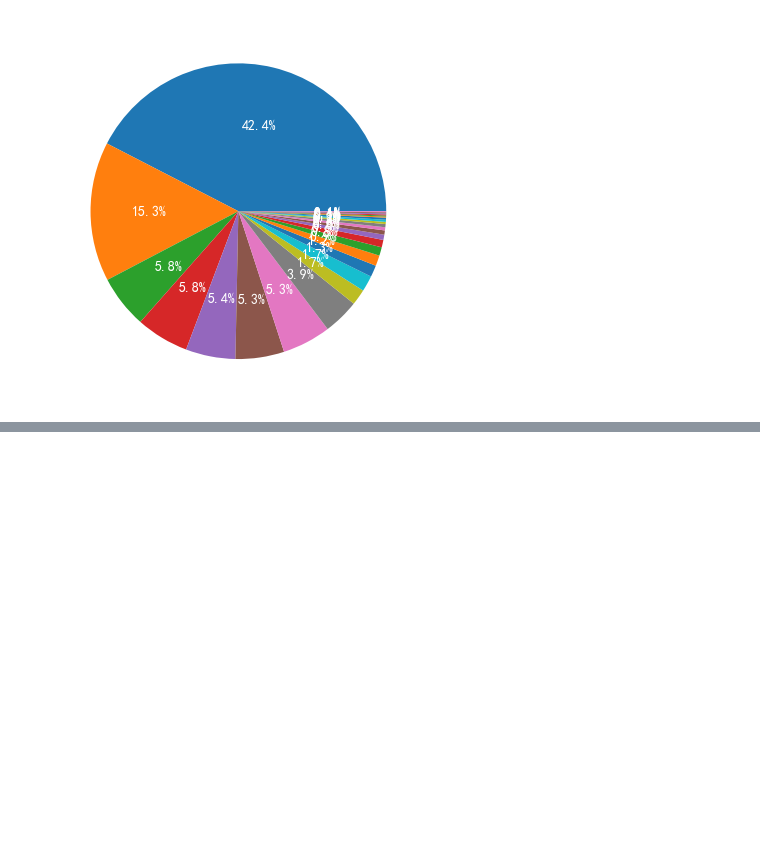
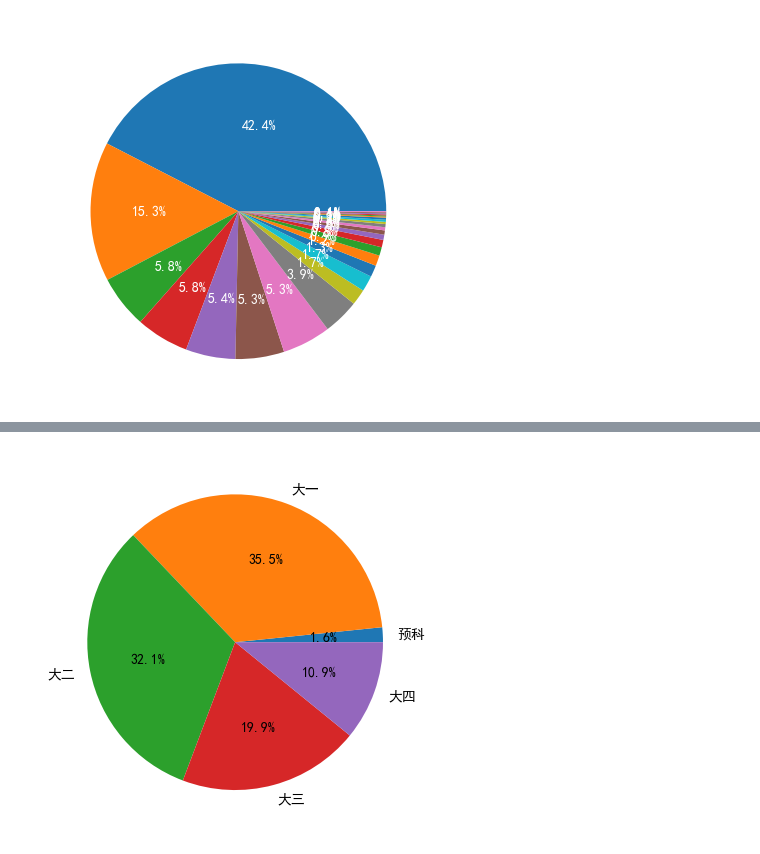
Before and after one commit to zhaomeiliang/homework, a Jupyter notebook: description.ipynb, the cells around one changed output, grey strips where cells are left out. Drawn from its saved outputs; the diff is of its cells as text; code cells hidden in the pictures; blank space fills up the shorter version.

```diff
--- a/description.ipynb
+++ b/description.ipynb
@@ -38,0 +50,5 @@ plt.show()
+# %%
+from pyreadstat import pyreadstat
+
+国家认同调查数据表,metadata = pyreadstat.read_sav(R'data\identity.sav',apply_value_formats=True,formats_as_ordered_category=True)
+result = 国家认同调查数据表['会打多少分'].value_counts(sort=False)
@@ -38,0 +65,8 @@ plt.show()
+# %%
+
+df_result = pd.DataFrame(国家认同调查数据表['年级'].value_counts(sort=False))
+df_result['累计求和'] = df_result['count'].cumsum()
+# df_result['新变量1'] = 1
+# df_result['新变量2'] = df_result['新变量1'] + 1
+df_result['比例'] = df_result.groupby('年级').size().div(df_result.groupby('年级').size().sum(), axis=0)  # normalize=True效果一样
+df_result['累计比例'] = df_result['比例'].cumsum()
@@ -38,0 +83,12 @@ plt.show()
+# %%
+import matplotlib.pyplot as plt
+
+# 假设 x 和 y 是从 DataFrame 中提取的列
+x = list(df_result.index)
+y = list(df_result['count'])
+
+fig, ax2 = plt.subplots()
+ax2.pie(y, labels=x, autopct='%1.1f%%') # 如果需要显示百分比
+plt.show()
+# %% [output]
+[figure, added]
```
Also changed, not shown: parts of 8 cells of this notebook, 3 other files.
